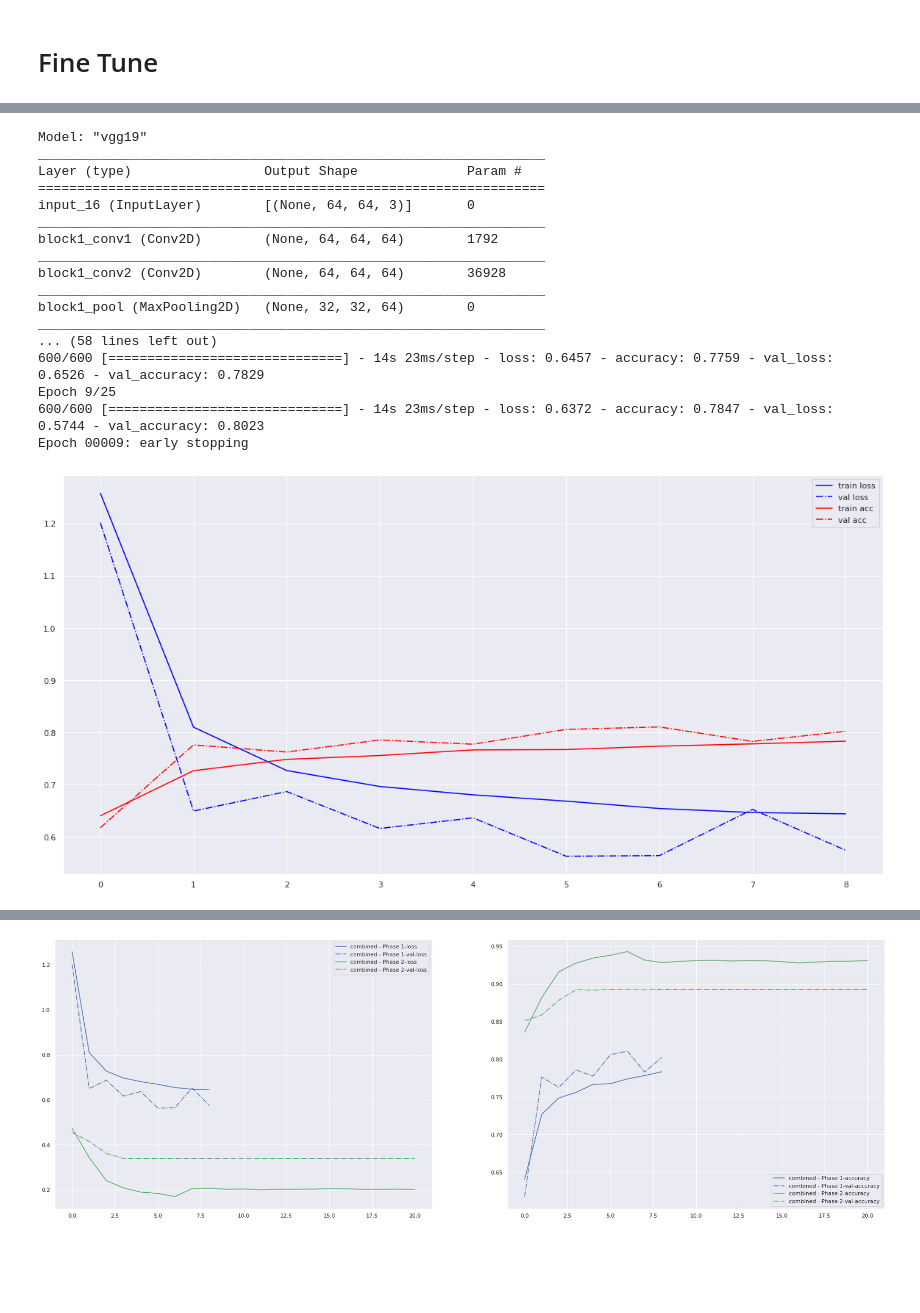
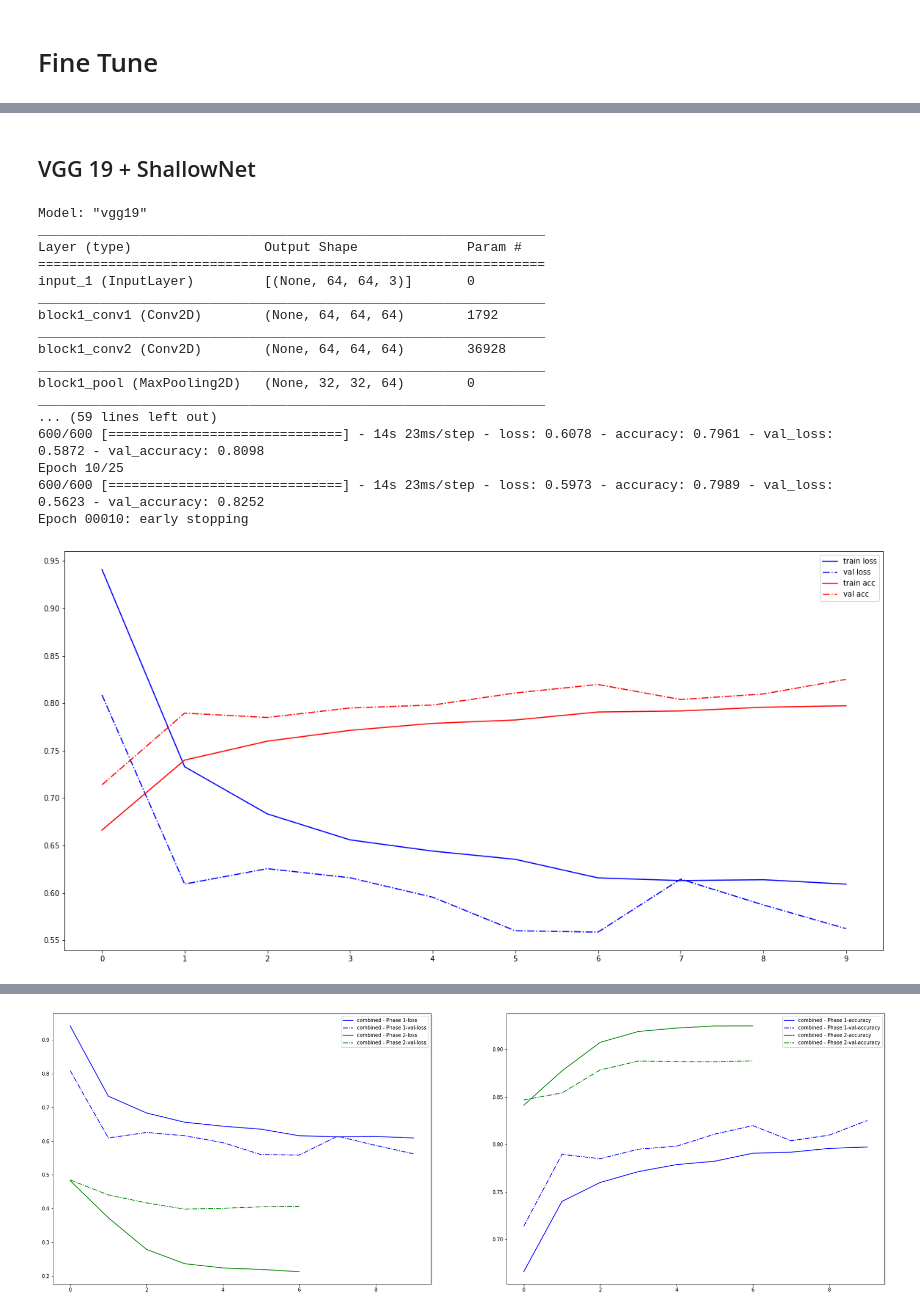
Before and after one commit to rajbircit/assignments, a Jupyter notebook: dl_a2/pretrained.ipynb, the cells around one changed output, grey strips where cells are left out. Drawn from its saved outputs; the diff is of its cells as text; code cells hidden in the pictures; blank space fills up the shorter version.

```diff
--- a/dl_a2/pretrained.ipynb
+++ b/dl_a2/pretrained.ipynb
@@ -235,6 +235,12 @@ def decay_after_runs(N):
     # it also gives us a good way to force calls to gc() within the fit function
     gc.collect()
     def learning_rate_scheduler(epoch, lr):
+        gc.collect(0)
+        gc.collect(1)
+        gc.collect(2)
+        gc.collect(0)
+        gc.collect(1)
+        gc.collect(2)
         if NRUNS < 0 or epoch < NRUNS:
             return lr
         else:
@@ -575,7 +580,7 @@ compare_pretrained_models()
 # %%
 def print_all_saved_accuracies():
     classifier_names = densenet_names
-    models = [vgg16, vgg19, resnet50, densenet]
+    #models = [vgg16, vgg19, resnet50, densenet]
     accuracies = [vgg16_acc, vgg19_acc, resnet50_acc, densenet_acc]
     pretrained=['VGG16', 'VGG19', 'ResNet50', 'DenseNet']
 
@@ -583,6 +588,7 @@ def print_all_saved_accuracies():
     for n, a in zip(pretrained, accuracies):
         print(n, ":", len(a), a)
     print("Classifier names", ":", len(classifier_names), classifier_names)
-    print("Trainable Params", ":", [m.count_params() / 100_000_000 for m in models])
+    #print("Trainable Params", ":", [m.count_params() / 100_000_000 for m in models])
+    print("Trainable Params", ":", [0.14714688, 0.20024384, 0.235648, 0.18321984])
 print_all_saved_accuracies()
 # %% [output]
@@ -593,5 +599,11 @@ DenseNet : 13 [0.6902083333333333, 0.8535416666666666, 0.734375, 0.71, 0.9216666
 Classifier names : 13 ['DecisionTreeClassifier', 'KNeighborsClassifier', 'NearestCentroid', 'NaiveBayes', 'SVC', 'Random Forest', 'LDA', 'QDA', 'Logistic Regression', 'Ridge', 'Bagging', 'SGD Classifi ...
 Trainable Params : [0.14714688, 0.20024384, 0.235648, 0.18321984]
+# %%
+vgg16_acc = [0.643125, 0.7775, 0.6533333333333333, 0.5022916666666667, 0.8402083333333333, 0.8166666666666667, 0.6997916666666667, 0.6775, 0.8514583333333333, 0.7320833333333333, 0.7583333333333333, 0.8552083333333333, 0.750625, 0.9204166531562805]
+vgg19_acc = [0.61125, 0.7410416666666667, 0.6166666666666667, 0.47041666666666665, 0.80375, 0.7758333333333334, 0.659375, 0.633125, 0.8164583333333333, 0.68875, 0.7191666666666666, 0.81625, 0.6885416666666667]
+resnet50_acc = [0.5627083333333334, 0.7002083333333333, 0.639375, 0.5095833333333334, 0.80125, 0.759375, 0.625, 0.5541666666666667, 0.8135416666666667, 0.7041666666666667, 0.6652083333333333, 0.8204166666666667, 0.6770833333333334]
+densenet_acc = [0.6902083333333333, 0.8535416666666666, 0.734375, 0.71, 0.9216666666666666, 0.840625, 0.791875, 0.7979166666666667, 0.9270833333333334, 0.8545833333333334, 0.7822916666666667, 0.9177083333333333, 0.81875]
+densenet_names = ['DecisionTreeClassifier', 'KNeighborsClassifier', 'NearestCentroid', 'NaiveBayes', 'SVC', 'Random Forest', 'LDA', 'QDA', 'Logistic Regression', 'Ridge', 'Bagging', 'SGD Classifier', 'Passive Aggressive']
 # %% [markdown]
 # Fine Tune
 # %%
@@ -662,7 +674,7 @@ class ShallowNet:
         model = tf.keras.Sequential(name="BaseLineShallowNet")
         model.add(tf.keras.layers.Flatten())
         model.add(tf.keras.layers.Dropout(rate=0.25))
-        model.add(tf.keras.layers.Dense(512))
+        model.add(tf.keras.layers.Dense(512, activation='relu'))
         model.add(tf.keras.layers.Dropout(rate=0.25))
         model.add(tf.keras.layers.Dense(nlabels, activation='softmax'))
         return model
@@ -738,36 +766,39 @@ DenseNet : 13 [0.6902083333333333, 0.8535416666666666, 0.734375, 0.71, 0.9216666
 Classifier names : 13 ['DecisionTreeClassifier', 'KNeighborsClassifier', 'NearestCentroid', 'NaiveBayes', 'SVC', 'Random Forest', 'LDA', 'QDA', 'Logistic Regression', 'Ridge', 'Bagging', 'SGD Classifi ...
 Trainable Params : [0.14714688, 0.20024384, 0.235648, 0.18321984]
+# %% [markdown]
+## VGG 19 + ShallowNet
 # %%
-gc.collect()
-gc.collect()
+gc.collect(0)
+gc.collect(1)
+gc.collect(2)
 vgg19_ft = tf.keras.applications.VGG19(\
                                     include_top=False,\
                                     weights='imagenet',\
                                     input_shape=trainX[0].shape)
 vgg19_ft.trainable = False
 print(vgg19_ft.summary())
 
 myModel = ShallowNet.build(vgg19_ft.output_shape, n_classes)
 
 vgg19_combined_model, vgg19_combined_history = combine_and_train_finetune(vgg19_ft, myModel, trainX, trainY, valX, valY, 25, 'block4_pool')
 vgg19_acc.append(max(vgg19_combined_history.history['val_accuracy']))
 print_all_saved_accuracies()
 # %% [output]
 Model: "vgg19"
 _________________________________________________________________
 Layer (type)                 Output Shape              Param #
 =================================================================
-input_16 (InputLayer)        [(None, 64, 64, 3)]       0
+input_1 (InputLayer)         [(None, 64, 64, 3)]       0
 _________________________________________________________________
 block1_conv1 (Conv2D)        (None, 64, 64, 64)        1792
 _________________________________________________________________
 block1_conv2 (Conv2D)        (None, 64, 64, 64)        36928
 _________________________________________________________________
 block1_pool (MaxPooling2D)   (None, 32, 32, 64)        0
 _________________________________________________________________
-... (58 lines left out)
-600/600 [==============================] - 14s 23ms/step - loss: 0.6457 - accuracy: 0.7759 - val_loss: 0.6526 - val_accuracy: 0.7829
-Epoch 9/25
-600/600 [==============================] - 14s 23ms/step - loss: 0.6372 - accuracy: 0.7847 - val_loss: 0.5744 - val_accuracy: 0.8023
-Epoch 00009: early stopping
+... (59 lines left out)
+600/600 [==============================] - 14s 23ms/step - loss: 0.6078 - accuracy: 0.7961 - val_loss: 0.5872 - val_accuracy: 0.8098
+Epoch 10/25
+600/600 [==============================] - 14s 23ms/step - loss: 0.5973 - accuracy: 0.7989 - val_loss: 0.5623 - val_accuracy: 0.8252
+Epoch 00010: early stopping
-[figure, old version]
+[figure, new version]
@@ -794 +825 @@ Best validation loss: 0.3384968936443329, epoch = 17
-[figure, old version]
+[figure, new version]
```
Also changed, not shown: parts of 29 cells of this notebook.
